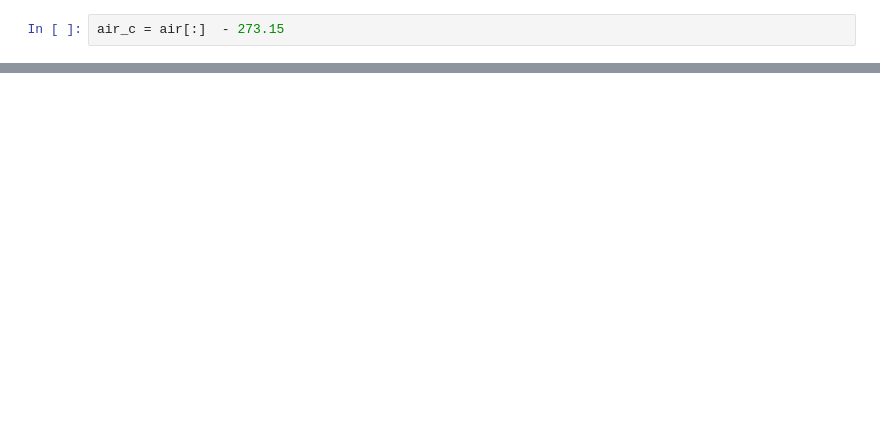
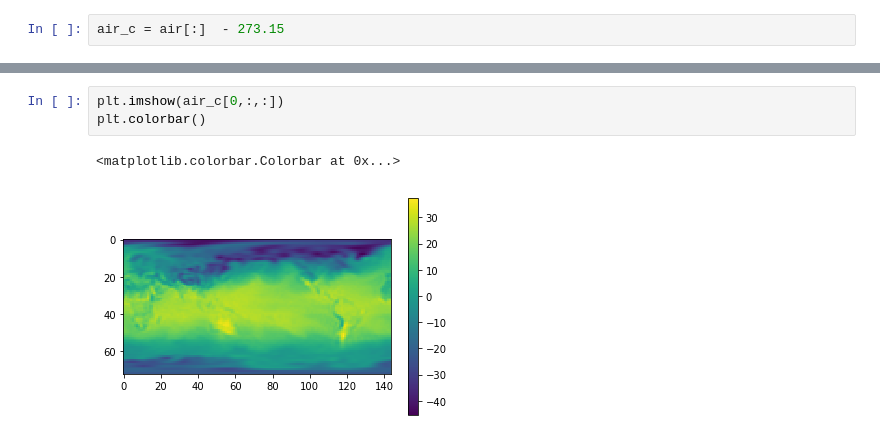
Before and after one commit to bird-house/birdhouse-workshop, a Jupyter notebook: notebooks/plotting.ipynb, the cells around one changed output, grey strips where cells are left out. Drawn from its saved outputs; the diff is of its cells as text; blank space fills up the shorter version.

```diff
--- a/notebooks/plotting.ipynb
+++ b/notebooks/plotting.ipynb
@@ -21,0 +23,6 @@ NameError: name 'np' is not defined
+# %%
+plt.imshow(air_c[0,:,:])
+plt.colorbar()
+# %% [output]
+<matplotlib.colorbar.Colorbar at 0x...>
+[figure, added]
```
Also changed, not shown: parts of 6 cells of this notebook.
